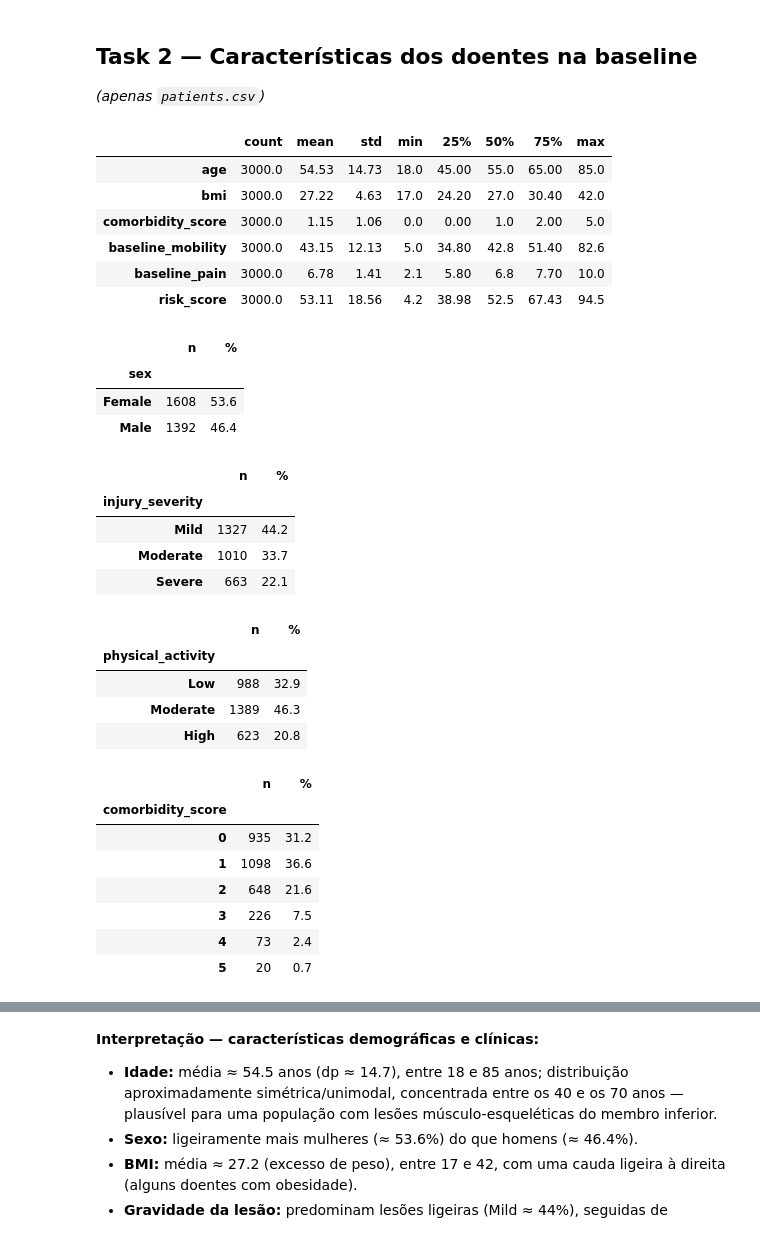
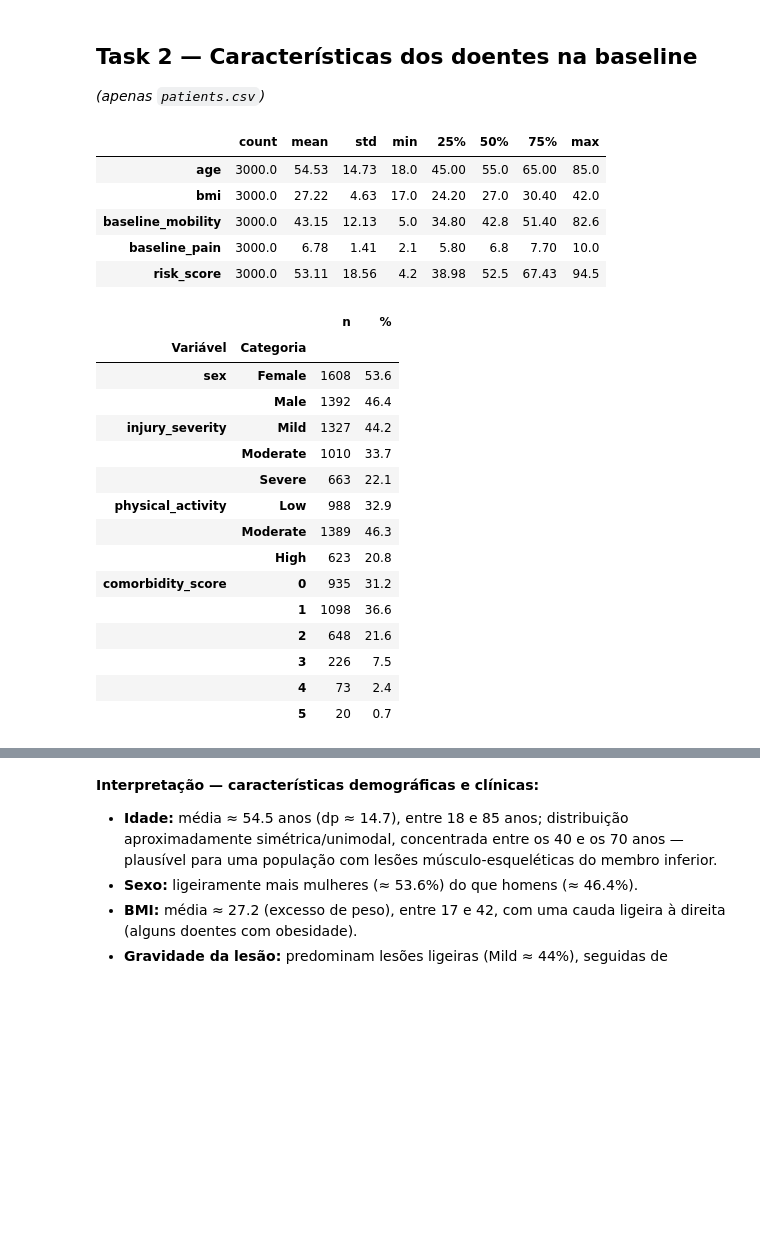
Before and after one commit to Ramyad20/Advanced-ML-patients, a Jupyter notebook: M0_G14.ipynb, the cells around one changed output, grey strips where cells are left out. Cells and saved outputs as stored; diff of their text form; code cells hidden in the pictures; blank space fills up the shorter version.

```diff
--- a/M0_G14.ipynb
+++ b/M0_G14.ipynb
@@ -157,45 +128,48 @@ A tabela acima confirma isto empiricamente: após juntar os dois ficheiros, cada
 ## Task 2 — Características dos doentes na baseline
 *(apenas `patients.csv`)*
 # %%
-num_static = ["age", "bmi", "comorbidity_score", "baseline_mobility", "baseline_pain", "risk_score"]
+num_static = ["age", "bmi", "baseline_mobility", "baseline_pain", "risk_score"]
 display(patients[num_static].describe().T.round(2))
 
-for c, order in [("sex", None), ("injury_severity", SEV_ORDER), ("physical_activity", PA_ORDER)]:
-    vc = patients[c].value_counts()
-    if order: vc = vc.reindex(order)
-    display(pd.DataFrame({"n": vc, "%": (100 * vc / len(patients)).round(1)}).rename_axis(c))
-display(pd.DataFrame({"n": patients["comorbidity_score"].value_counts().sort_index(),
-                      "%": (100 * patients["comorbidity_score"].value_counts(normalize=True).sort_index()).round(1)}))
+cat_vars = [
+    ("sex", None),
+    ("injury_severity", SEV_ORDER),
+    ("physical_activity", PA_ORDER),
+    ("comorbidity_score", sorted(patients["comorbidity_score"].unique())),
+]
+
+rows = []
+for col, order in cat_vars:
+    vc = patients[col].value_counts()
+    if order:
+        vc = vc.reindex(order)
+    for cat, n in vc.items():
+        rows.append({"Variável": col, "Categoria": str(cat), "n": n, "%": round(100 * n / len(patients), 1)})
+
+display(pd.DataFrame(rows).set_index(["Variável", "Categoria"]))
 # %% [output]
 |  | count | mean | std | min | 25% | 50% | 75% | max |
 | age | 3000.0 | 54.53 | 14.73 | 18.0 | 45.00 | 55.0 | 65.00 | 85.0 |
 | bmi | 3000.0 | 27.22 | 4.63 | 17.0 | 24.20 | 27.0 | 30.40 | 42.0 |
-| comorbidity_score | 3000.0 | 1.15 | 1.06 | 0.0 | 0.00 | 1.0 | 2.00 | 5.0 |
 | baseline_mobility | 3000.0 | 43.15 | 12.13 | 5.0 | 34.80 | 42.8 | 51.40 | 82.6 |
 | baseline_pain | 3000.0 | 6.78 | 1.41 | 2.1 | 5.80 | 6.8 | 7.70 | 10.0 |
 | risk_score | 3000.0 | 53.11 | 18.56 | 4.2 | 38.98 | 52.5 | 67.43 | 94.5 |
-|  | n | % |
-| sex |  |  |
-| Female | 1608 | 53.6 |
-| Male | 1392 | 46.4 |
+|  |  | n | % |
+| Variável | Categoria |  |  |
+| sex | Female | 1608 | 53.6 |
+|  | Male | 1392 | 46.4 |
+| injury_severity | Mild | 1327 | 44.2 |
+|  | Moderate | 1010 | 33.7 |
+|  | Severe | 663 | 22.1 |
+| physical_activity | Low | 988 | 32.9 |
+|  | Moderate | 1389 | 46.3 |
+|  | High | 623 | 20.8 |
+| comorbidity_score | 0 | 935 | 31.2 |
+|  | 1 | 1098 | 36.6 |
+|  | 2 | 648 | 21.6 |
+|  | 3 | 226 | 7.5 |
+|  | 4 | 73 | 2.4 |
+|  | 5 | 20 | 0.7 |
-|  | n | % |
-| injury_severity |  |  |
-| Mild | 1327 | 44.2 |
-| Moderate | 1010 | 33.7 |
-| Severe | 663 | 22.1 |
-|  | n | % |
-| physical_activity |  |  |
-| Low | 988 | 32.9 |
-| Moderate | 1389 | 46.3 |
-| High | 623 | 20.8 |
-|  | n | % |
-| comorbidity_score |  |  |
-| 0 | 935 | 31.2 |
-| 1 | 1098 | 36.6 |
-| 2 | 648 | 21.6 |
-| 3 | 226 | 7.5 |
-| 4 | 73 | 2.4 |
-| 5 | 20 | 0.7 |
 # %%
 fig, axes = plt.subplots(2, 3, figsize=(15, 8))
 sns.histplot(patients["age"], bins=30, kde=True, ax=axes[0, 0]); axes[0, 0].set_title("Idade")
```
Also changed, not shown: parts of 36 cells of this notebook, 1 other file.
